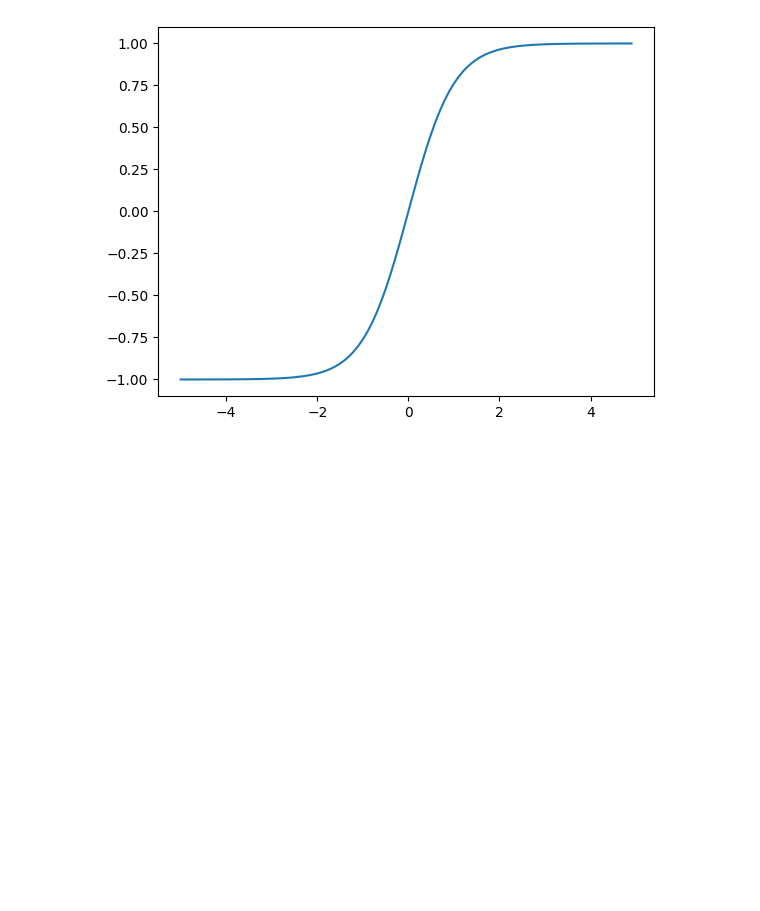
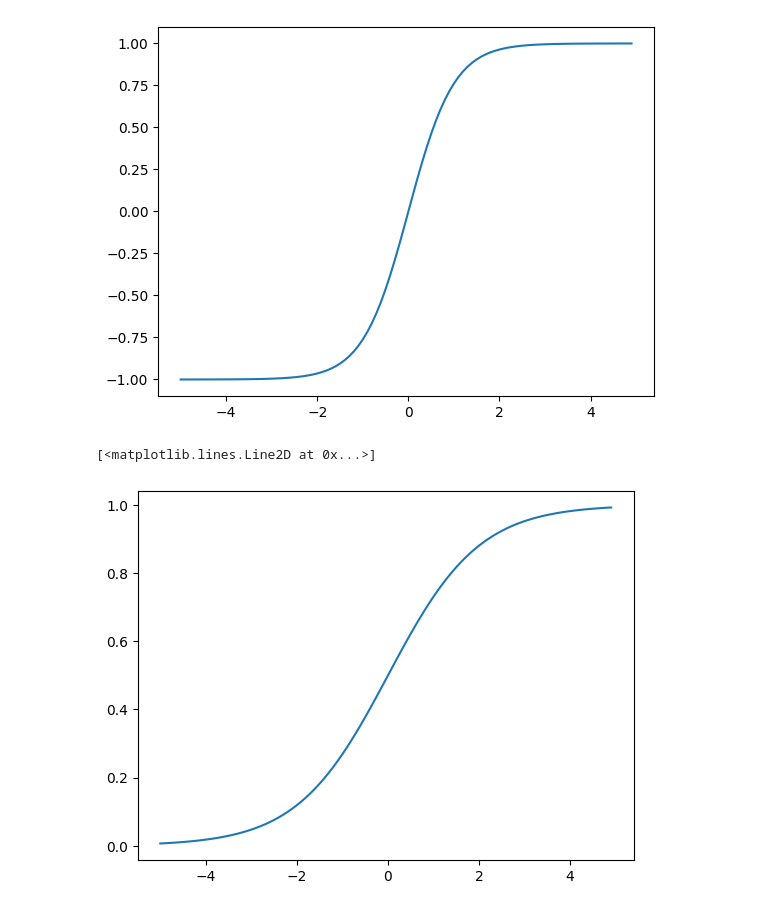
Before and after one commit to MatDzie/Autograd-Engine-From-Scratch, a Jupyter notebook: activation_function.ipynb, the cells around one changed output. Saved outputs shown, nothing was run; the diff lists cells and outputs as text; code cells hidden in the pictures; blank space fills up the shorter version.

Commit message:
Sigmoid

```diff
--- a/activation_function.ipynb
+++ b/activation_function.ipynb
@@ -10,3 +10,9 @@ plt.plot(np.arange(-5, 5, 0.1), np.tanh(np.arange(-5, 5, 0.1)))
 # %% [output]
 [<matplotlib.lines.Line2D at 0x...>]
 [figure]
+# %%
+# sigmoid
+plt.plot(np.arange(-5, 5, 0.1), 1/(1+np.exp(-np.arange(-5, 5, 0.1))))
+# %% [output]
+[<matplotlib.lines.Line2D at 0x...>]
+[figure, added]
```
Also changed, not shown: 3 other files.
